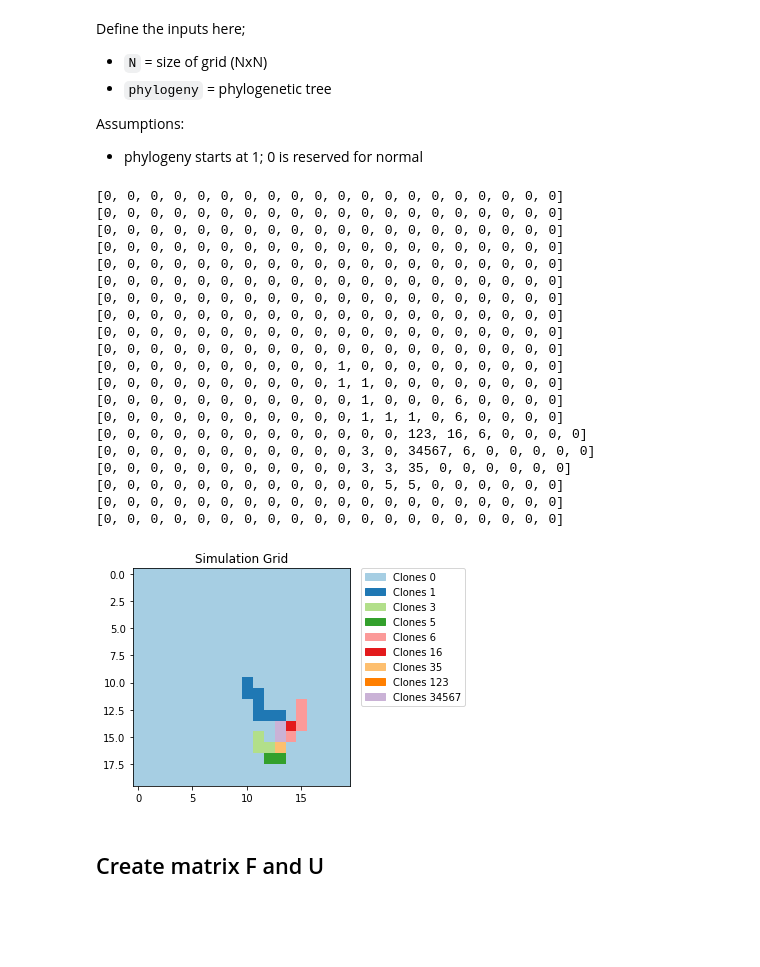
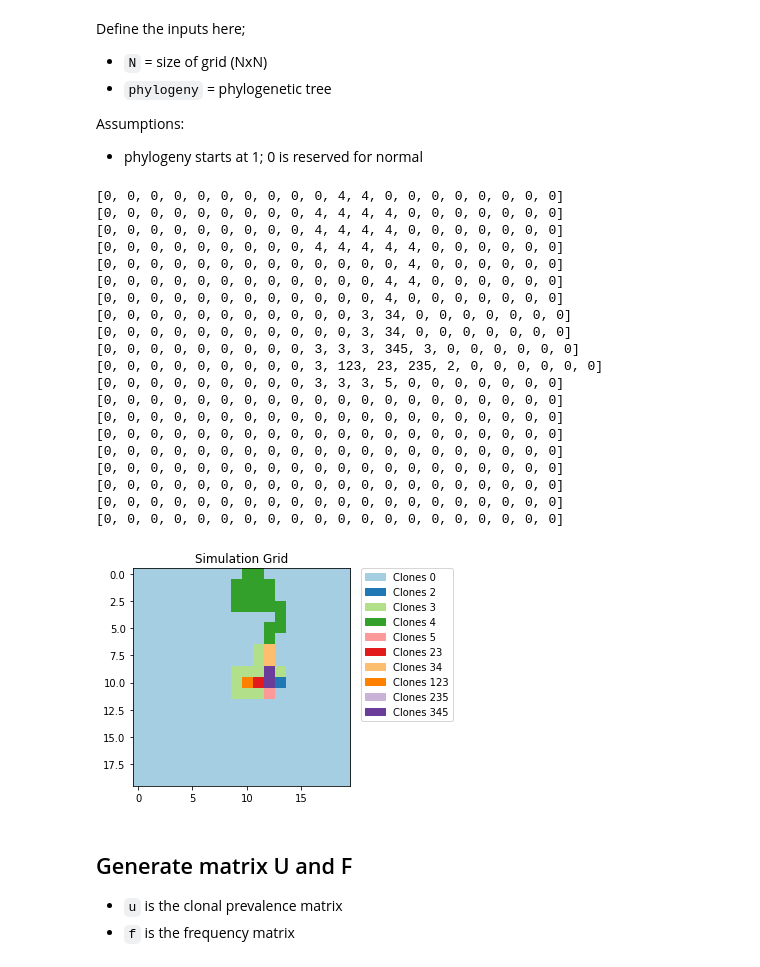
Before and after one commit to elkebir-group/ClonArch, a Jupyter notebook: data/simulation.ipynb, the cells around one changed output. Cells and saved outputs as stored; diff of their text form; code cells hidden in the pictures; blank space fills up the shorter version.

```diff
--- a/data/simulation.ipynb
+++ b/data/simulation.ipynb
@@ -126,8 +100,7 @@ def within_bounds(coordinates):
     '''
     x = coordinates[0]
     y = coordinates[1]
-    #if x >= 0 and x < N and y >= 0 and y < N:
-    if within_circle((N-1)//2, (N-1)//2, (N-1)//2, x, y):
+    if x >= 0 and x < N and y >= 0 and y < N:
         return True
     return False
 # %%
@@ -228,2 +197,0 @@ plt.hist(test)
-# %%
-grid = [[{'0':0.0} for x in range(N)] for y in range(N)]
@@ -245,22 +199,16 @@ np.random.normal(0,1)
 def get_grid(phylogeny, N):
     # alphas[0] will be the normal; purity should be < NORMAL_PURITY_THRESHOLD (0.2)
     # TODO ! ! ! ! make alphas scale with size of phylogeny AND PURITY threshold
-    # alphas=[1,4,7,6,9,6,8,9,4]
-    alphas=[1,4,7,5,9,6,8,4,4,7,5,9,6,8,2,4,7,5,9,6,8,4]
+    alphas=[1,8,7,6,9,6,8]
     grid = [[{'0':0.0} for x in range(N)] for y in range(N)]
     positions={}
-#     while(num_remaining(grid, 2)>0):
-#         print("Number remaining: " + str(num_remaining(grid, 2)))
     for clone in phylogeny.keys():
 
         positions[clone]=[]
         # initialize to start in middle
         cur=get_starting_pos(clone, positions)
         # probability of moving
-        # while 98% chance
-        grown=0
-        while grown==0 or np.random.normal(0,1) > -1:
-            grown=1
+        while np.random.normal(0,1) > -2:
             x=cur[0]
             y=cur[1]
 
@@ -270,7 +218,6 @@ def get_grid(phylogeny, N):
             # generate frequency from dirichlet
             grid[x][y][clone] = 0.0
             freqs = np.random.dirichlet(alphas[:len(grid[x][y].keys())])
-
             #freqs=np.around(np.array(freqs),4)
             while freqs[0] > NORMAL_PURITY_THRESHOLD:
                 freqs = np.random.dirichlet(alphas[:len(grid[x][y].keys())])
@@ -301,29 +248,12 @@ def plot_grid(matrix):
             '#000000','#ffed6f','#aaaaaa','#bbbbbb',
             '#8dd3c7','#ffffb3','#bebada','#fb8072',
             '#80b1d3','#fdb462','#b3de69','#fccde5',
-            '#d9d9d9','#bc80bd','#ccebc5','#ffed6f', # restarting here
-            '#a6cee3','#1f78b4','#b2df8a','#33a02c',
-            '#fb9a99','#e31a1c','#fdbf6f','#ff7f00',
-            '#cab2d6','#6a3d9a','#ffff99','#b15928',
-            '#000000','#ffed6f','#aaaaaa','#bbbbbb',
-            '#8dd3c7','#ffffb3','#bebada','#fb8072',
-            '#80b1d3','#fdb462','#b3de69','#fccde5',
-            '#d9d9d9','#bc80bd','#ccebc5','#ffed6f',
-            '#a6cee3','#1f78b4','#b2df8a','#33a02c',
-            '#fb9a99','#e31a1c','#fdbf6f','#ff7f00',
-            '#cab2d6','#6a3d9a','#ffff99','#b15928',
-            '#000000','#ffed6f','#aaaaaa','#bbbbbb',
-            '#8dd3c7','#ffffb3','#bebada','#fb8072',
-            '#80b1d3','#fdb462','#b3de69','#fccde5',
             '#d9d9d9','#bc80bd','#ccebc5','#ffed6f']
     c=[]
     for i in range(len(np.unique(image_grid))):
 #         r = lambda: np.random.randint(0,255)/255
 #         c.append((r(),r(),r()))
-        try:
-            c.append(brewer[i])
-        except:
-            c.append('#000000')
+        c.append(brewer[i])
 
     #cmap = colors.ListedColormap(['black','blue','red','green','yellow','white'])
     cmap = colors.ListedColormap(c)
@@ -353,43 +283,41 @@ Assumptions:
 # %%
 ## global variables
 NORMAL_PURITY_THRESHOLD=.20
 N = 20
 phylogeny = {
-    "1": [2],
-    "2": [3],
+    "1": [2, 3],
+    "2": [],
     "3": [4, 5],
-    "4": [6, 7],
-    "5": [],
-    "6": [],
-    "7": []
+    "4": [],
+    "5": []
 }
 root = get_root(phylogeny)
 num_clones = len(phylogeny.keys())
 
 grid=get_grid(phylogeny, N)
 img_grid = [[stringify(grid[x][y].keys()) for x in range(N)] for y in range(N)]
 
 pretty_print(img_grid)
 grid_plot=plot_grid(grid)
 # %% [output]
+[0, 0, 0, 0, 0, 0, 0, 0, 0, 0, 4, 4, 0, 0, 0, 0, 0, 0, 0, 0]
+[0, 0, 0, 0, 0, 0, 0, 0, 0, 4, 4, 4, 4, 0, 0, 0, 0, 0, 0, 0]
+[0, 0, 0, 0, 0, 0, 0, 0, 0, 4, 4, 4, 4, 0, 0, 0, 0, 0, 0, 0]
+[0, 0, 0, 0, 0, 0, 0, 0, 0, 4, 4, 4, 4, 4, 0, 0, 0, 0, 0, 0]
+[0, 0, 0, 0, 0, 0, 0, 0, 0, 0, 0, 0, 0, 4, 0, 0, 0, 0, 0, 0]
+[0, 0, 0, 0, 0, 0, 0, 0, 0, 0, 0, 0, 4, 4, 0, 0, 0, 0, 0, 0]
+[0, 0, 0, 0, 0, 0, 0, 0, 0, 0, 0, 0, 4, 0, 0, 0, 0, 0, 0, 0]
+[0, 0, 0, 0, 0, 0, 0, 0, 0, 0, 0, 3, 34, 0, 0, 0, 0, 0, 0, 0]
+[0, 0, 0, 0, 0, 0, 0, 0, 0, 0, 0, 3, 34, 0, 0, 0, 0, 0, 0, 0]
+[0, 0, 0, 0, 0, 0, 0, 0, 0, 3, 3, 3, 345, 3, 0, 0, 0, 0, 0, 0]
+[0, 0, 0, 0, 0, 0, 0, 0, 0, 3, 123, 23, 235, 2, 0, 0, 0, 0, 0, 0]
+[0, 0, 0, 0, 0, 0, 0, 0, 0, 3, 3, 3, 5, 0, 0, 0, 0, 0, 0, 0]
 [0, 0, 0, 0, 0, 0, 0, 0, 0, 0, 0, 0, 0, 0, 0, 0, 0, 0, 0, 0]
 [0, 0, 0, 0, 0, 0, 0, 0, 0, 0, 0, 0, 0, 0, 0, 0, 0, 0, 0, 0]
 [0, 0, 0, 0, 0, 0, 0, 0, 0, 0, 0, 0, 0, 0, 0, 0, 0, 0, 0, 0]
 [0, 0, 0, 0, 0, 0, 0, 0, 0, 0, 0, 0, 0, 0, 0, 0, 0, 0, 0, 0]
 [0, 0, 0, 0, 0, 0, 0, 0, 0, 0, 0, 0, 0, 0, 0, 0, 0, 0, 0, 0]
 [0, 0, 0, 0, 0, 0, 0, 0, 0, 0, 0, 0, 0, 0, 0, 0, 0, 0, 0, 0]
 [0, 0, 0, 0, 0, 0, 0, 0, 0, 0, 0, 0, 0, 0, 0, 0, 0, 0, 0, 0]
 [0, 0, 0, 0, 0, 0, 0, 0, 0, 0, 0, 0, 0, 0, 0, 0, 0, 0, 0, 0]
-[0, 0, 0, 0, 0, 0, 0, 0, 0, 0, 0, 0, 0, 0, 0, 0, 0, 0, 0, 0]
-[0, 0, 0, 0, 0, 0, 0, 0, 0, 0, 0, 0, 0, 0, 0, 0, 0, 0, 0, 0]
-[0, 0, 0, 0, 0, 0, 0, 0, 0, 0, 1, 0, 0, 0, 0, 0, 0, 0, 0, 0]
-[0, 0, 0, 0, 0, 0, 0, 0, 0, 0, 1, 1, 0, 0, 0, 0, 0, 0, 0, 0]
-[0, 0, 0, 0, 0, 0, 0, 0, 0, 0, 0, 1, 0, 0, 0, 6, 0, 0, 0, 0]
-[0, 0, 0, 0, 0, 0, 0, 0, 0, 0, 0, 1, 1, 1, 0, 6, 0, 0, 0, 0]
-[0, 0, 0, 0, 0, 0, 0, 0, 0, 0, 0, 0, 0, 123, 16, 6, 0, 0, 0, 0]
-[0, 0, 0, 0, 0, 0, 0, 0, 0, 0, 0, 3, 0, 34567, 6, 0, 0, 0, 0, 0]
-[0, 0, 0, 0, 0, 0, 0, 0, 0, 0, 0, 3, 3, 35, 0, 0, 0, 0, 0, 0]
-[0, 0, 0, 0, 0, 0, 0, 0, 0, 0, 0, 0, 5, 5, 0, 0, 0, 0, 0, 0]
-[0, 0, 0, 0, 0, 0, 0, 0, 0, 0, 0, 0, 0, 0, 0, 0, 0, 0, 0, 0]
-[0, 0, 0, 0, 0, 0, 0, 0, 0, 0, 0, 0, 0, 0, 0, 0, 0, 0, 0, 0]
-[figure, old version]
+[figure, new version]
@@ -422,5 +324,7 @@ grid_plot=plot_grid(grid)
-# %% [markdown]
-## Create matrix F and U
+# %% [markdown]
+## Generate matrix U and F
+* `u` is the clonal prevalence matrix
+* `f` is the frequency matrix
 # %%
 def construct_u(grid):
     U = [[0 for x in range(len(phylogeny))] for y in range(N*N)]
```
Also changed, not shown: parts of 69 cells of this notebook, 6 other files.
